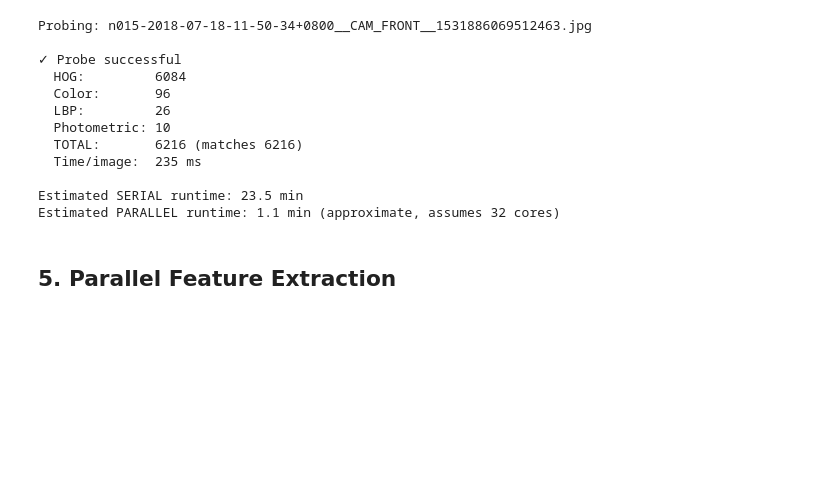
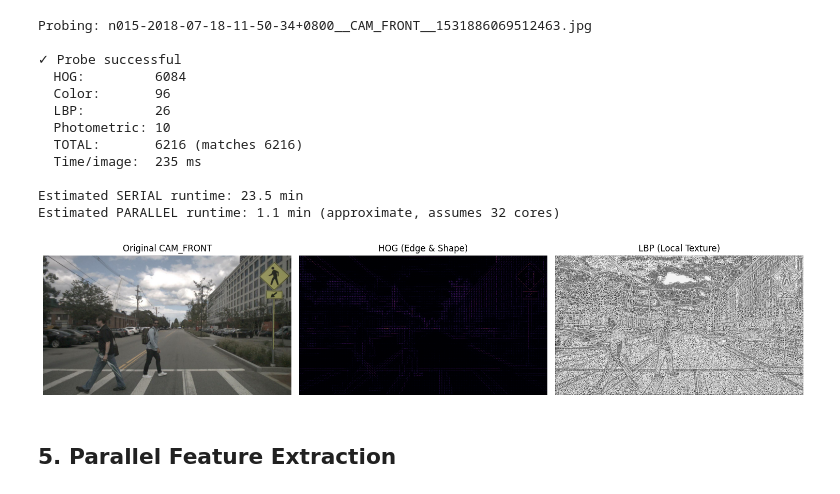
Before and after one commit to LeeMing988/nuscenes-scene-classification-ml, a Jupyter notebook: notebooks/v1.0-trainval/02_image_features.ipynb, the cells around one changed output. Cells and saved outputs as stored; diff of their text form; code cells hidden in the pictures; blank space fills up the shorter version.

Commit message:
chore: minor patch
minor patch for extract some HOG and Edge figure

```diff
--- a/notebooks/v1.0-trainval/02_image_features.ipynb
+++ b/notebooks/v1.0-trainval/02_image_features.ipynb
@@ -250,6 +250,47 @@ Probing: n015-2018-07-18-11-50-34+0800__CAM_FRONT__1531886069512463.jpg
 
 Estimated SERIAL runtime: 23.5 min
 Estimated PARALLEL runtime: 1.1 min (approximate, assumes 32 cores)
+# %%
+import matplotlib.pyplot as plt
+from skimage.feature import hog, local_binary_pattern
+from skimage import color, io
+
+# Load a sample CAM_FRONT image from your dataset
+
+# Replace the placeholder with a real path from your computer
+# sample 1
+image = io.imread('../../data/nuscenes/v1.0-trainval/samples/CAM_FRONT/n008-2018-08-22-15-53-49-0400__CAM_FRONT__1534968248512411.jpg')
+
+
+
+gray_image = color.rgb2gray(image)
+
+# Generate HOG visual
+fd, hog_image = hog(gray_image, orientations=9, pixels_per_cell=(16, 16),
+                    cells_per_block=(2, 2), visualize=True)
+
+# Generate LBP visual
+lbp_image = local_binary_pattern(gray_image, P=24, R=3, method='uniform')
+
+# Plot them side-by-side
+fig, axes = plt.subplots(1, 3, figsize=(15, 5))
+axes[0].imshow(image)
+axes[0].set_title('Original CAM_FRONT')
+axes[0].axis('off')
+
+axes[1].imshow(hog_image, cmap='magma')
+axes[1].set_title('HOG (Edge & Shape)')
+axes[1].axis('off')
+
+axes[2].imshow(lbp_image, cmap='gray')
+axes[2].set_title('LBP (Local Texture)')
+axes[2].axis('off')
+
+plt.tight_layout()
+plt.savefig('feature_visualization.png', dpi=300)
+plt.show()
+# %% [output]
+[figure, added]
 # %% [markdown]
 ## 5. Parallel Feature Extraction
 # %%
```
Also changed, not shown: 1 other file.
